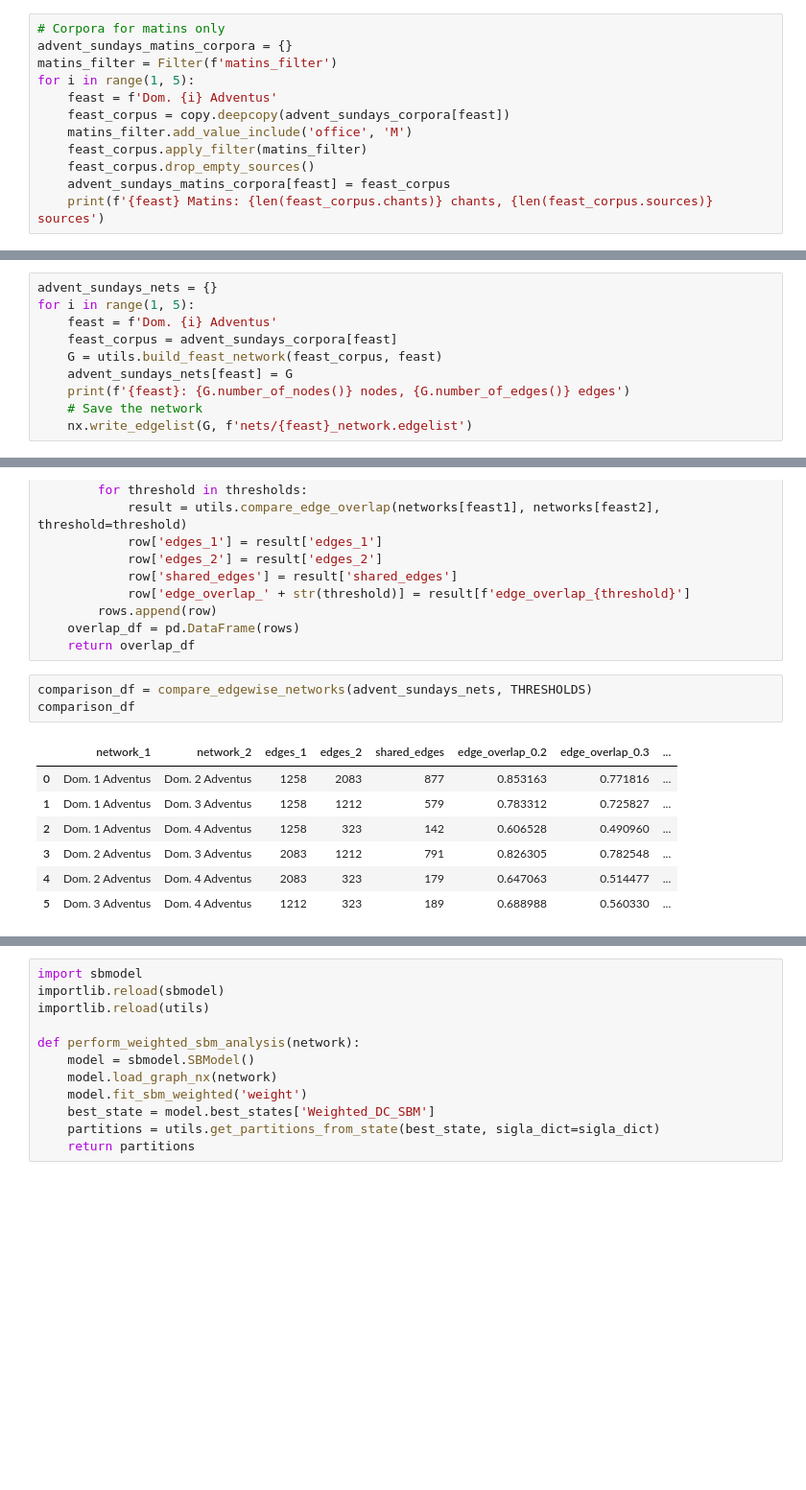
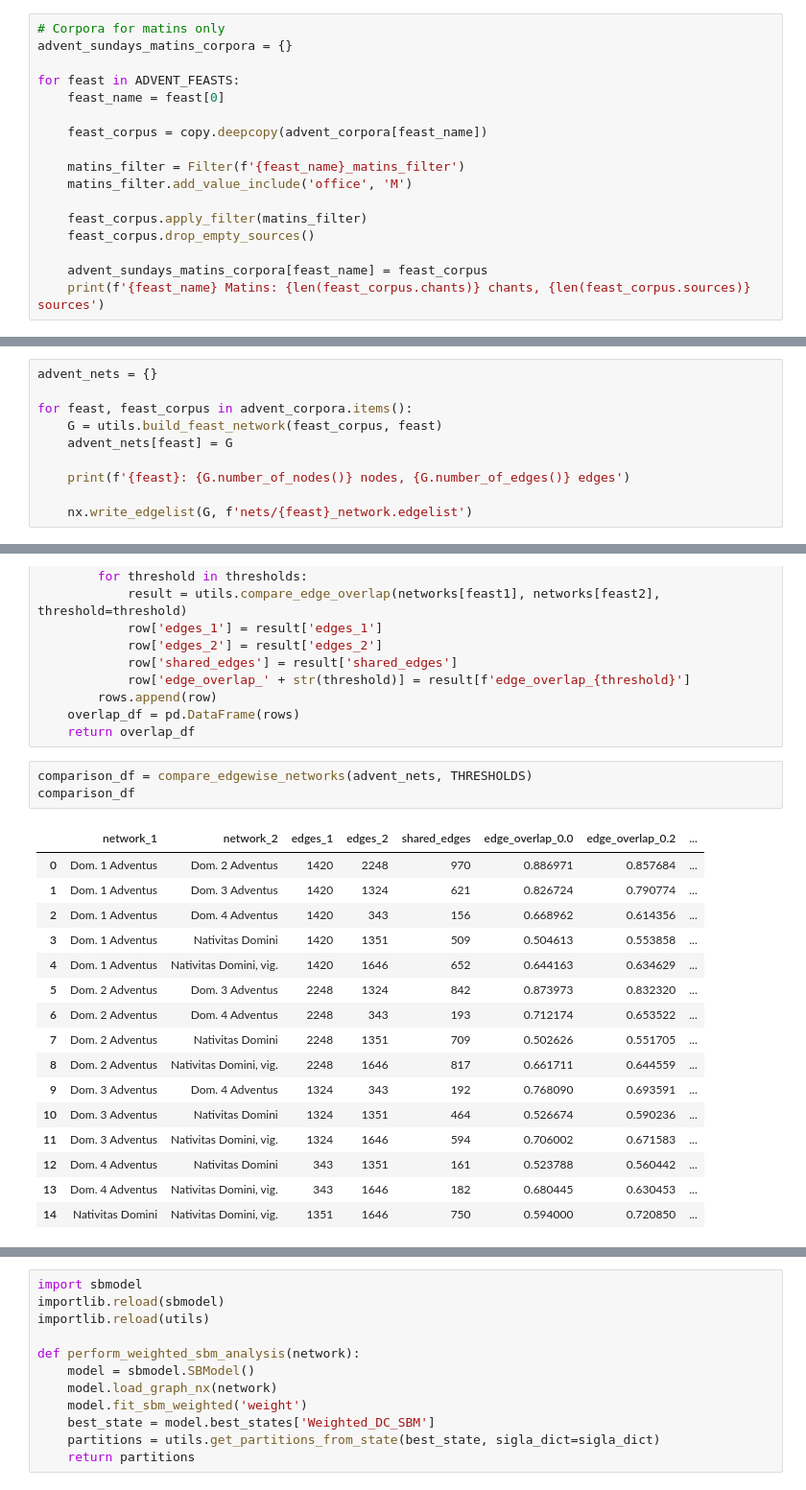
Before and after one commit to DvorakovaA/ChantNets, a Jupyter notebook: experiments/advent_sundays.ipynb, the cells around one changed output, grey strips where cells are left out. Shown at 96% size. Cells and saved outputs as stored; diff of their text form; blank space fills up the shorter version.

Commit message:
add office-level feast network comparisons

```diff
--- a/experiments/advent_sundays.ipynb
+++ b/experiments/advent_sundays.ipynb
@@ -117,13 +131,18 @@ Dom. 4 Adventus Second Vespers: 166 chants, 79 sources
 # %%
 # Corpora for matins only
 advent_sundays_matins_corpora = {}
-matins_filter = Filter(f'matins_filter')
-for i in range(1, 5):
-    feast = f'Dom. {i} Adventus'
-    feast_corpus = copy.deepcopy(advent_sundays_corpora[feast])
+
+for feast in ADVENT_FEASTS:
+    feast_name = feast[0]
+
+    feast_corpus = copy.deepcopy(advent_corpora[feast_name])
+
+    matins_filter = Filter(f'{feast_name}_matins_filter')
     matins_filter.add_value_include('office', 'M')
+
     feast_corpus.apply_filter(matins_filter)
     feast_corpus.drop_empty_sources()
-    advent_sundays_matins_corpora[feast] = feast_corpus
-    print(f'{feast} Matins: {len(feast_corpus.chants)} chants, {len(feast_corpus.sources)} sources')
+
+    advent_sundays_matins_corpora[feast_name] = feast_corpus
+    print(f'{feast_name} Matins: {len(feast_corpus.chants)} chants, {len(feast_corpus.sources)} sources')
 # %% [output]
@@ -136,13 +157,13 @@ Dom. 4 Adventus Matins: 2311 chants, 122 sources
 # %%
 import networkx as nx
 # %%
-advent_sundays_nets = {}
-for i in range(1, 5):
-    feast = f'Dom. {i} Adventus'
-    feast_corpus = advent_sundays_corpora[feast]
+advent_nets = {}
+
+for feast, feast_corpus in advent_corpora.items():
     G = utils.build_feast_network(feast_corpus, feast)
-    advent_sundays_nets[feast] = G
+    advent_nets[feast] = G
+
     print(f'{feast}: {G.number_of_nodes()} nodes, {G.number_of_edges()} edges')
-    # Save the network
+
     nx.write_edgelist(G, f'nets/{feast}_network.edgelist')
 # %% [output]
@@ -341,14 +385,23 @@ def compare_edgewise_networks(networks, thresholds):
     overlap_df = pd.DataFrame(rows)
     return overlap_df
 # %%
-comparison_df = compare_edgewise_networks(advent_sundays_nets, THRESHOLDS)
+comparison_df = compare_edgewise_networks(advent_nets, THRESHOLDS)
 comparison_df
 # %% [output]
-|  | network_1 | network_2 | edges_1 | edges_2 | shared_edges | edge_overlap_0.2 | edge_overlap_0.3 | ... |
-| 0 | Dom. 1 Adventus | Dom. 2 Adventus | 1258 | 2083 | 877 | 0.853163 | 0.771816 | ... |
-| 1 | Dom. 1 Adventus | Dom. 3 Adventus | 1258 | 1212 | 579 | 0.783312 | 0.725827 | ... |
-| 2 | Dom. 1 Adventus | Dom. 4 Adventus | 1258 | 323 | 142 | 0.606528 | 0.490960 | ... |
-| 3 | Dom. 2 Adventus | Dom. 3 Adventus | 2083 | 1212 | 791 | 0.826305 | 0.782548 | ... |
-| 4 | Dom. 2 Adventus | Dom. 4 Adventus | 2083 | 323 | 179 | 0.647063 | 0.514477 | ... |
-| 5 | Dom. 3 Adventus | Dom. 4 Adventus | 1212 | 323 | 189 | 0.688988 | 0.560330 | ... |
+|  | network_1 | network_2 | edges_1 | edges_2 | shared_edges | edge_overlap_0.0 | edge_overlap_0.2 | ... |
+| 0 | Dom. 1 Adventus | Dom. 2 Adventus | 1420 | 2248 | 970 | 0.886971 | 0.857684 | ... |
+| 1 | Dom. 1 Adventus | Dom. 3 Adventus | 1420 | 1324 | 621 | 0.826724 | 0.790774 | ... |
+| 2 | Dom. 1 Adventus | Dom. 4 Adventus | 1420 | 343 | 156 | 0.668962 | 0.614356 | ... |
+| 3 | Dom. 1 Adventus | Nativitas Domini | 1420 | 1351 | 509 | 0.504613 | 0.553858 | ... |
+| 4 | Dom. 1 Adventus | Nativitas Domini, vig. | 1420 | 1646 | 652 | 0.644163 | 0.634629 | ... |
+| 5 | Dom. 2 Adventus | Dom. 3 Adventus | 2248 | 1324 | 842 | 0.873973 | 0.832320 | ... |
+| 6 | Dom. 2 Adventus | Dom. 4 Adventus | 2248 | 343 | 193 | 0.712174 | 0.653522 | ... |
+| 7 | Dom. 2 Adventus | Nativitas Domini | 2248 | 1351 | 709 | 0.502626 | 0.551705 | ... |
+| 8 | Dom. 2 Adventus | Nativitas Domini, vig. | 2248 | 1646 | 817 | 0.661711 | 0.644559 | ... |
+| 9 | Dom. 3 Adventus | Dom. 4 Adventus | 1324 | 343 | 192 | 0.768090 | 0.693591 | ... |
+| 10 | Dom. 3 Adventus | Nativitas Domini | 1324 | 1351 | 464 | 0.526674 | 0.590236 | ... |
+| 11 | Dom. 3 Adventus | Nativitas Domini, vig. | 1324 | 1646 | 594 | 0.706002 | 0.671583 | ... |
+| 12 | Dom. 4 Adventus | Nativitas Domini | 343 | 1351 | 161 | 0.523788 | 0.560442 | ... |
+| 13 | Dom. 4 Adventus | Nativitas Domini, vig. | 343 | 1646 | 182 | 0.680445 | 0.630453 | ... |
+| 14 | Nativitas Domini | Nativitas Domini, vig. | 1351 | 1646 | 750 | 0.594000 | 0.720850 | ... |
 # %%
```
Also changed, not shown: parts of 24 cells of this notebook, 33 other files.
